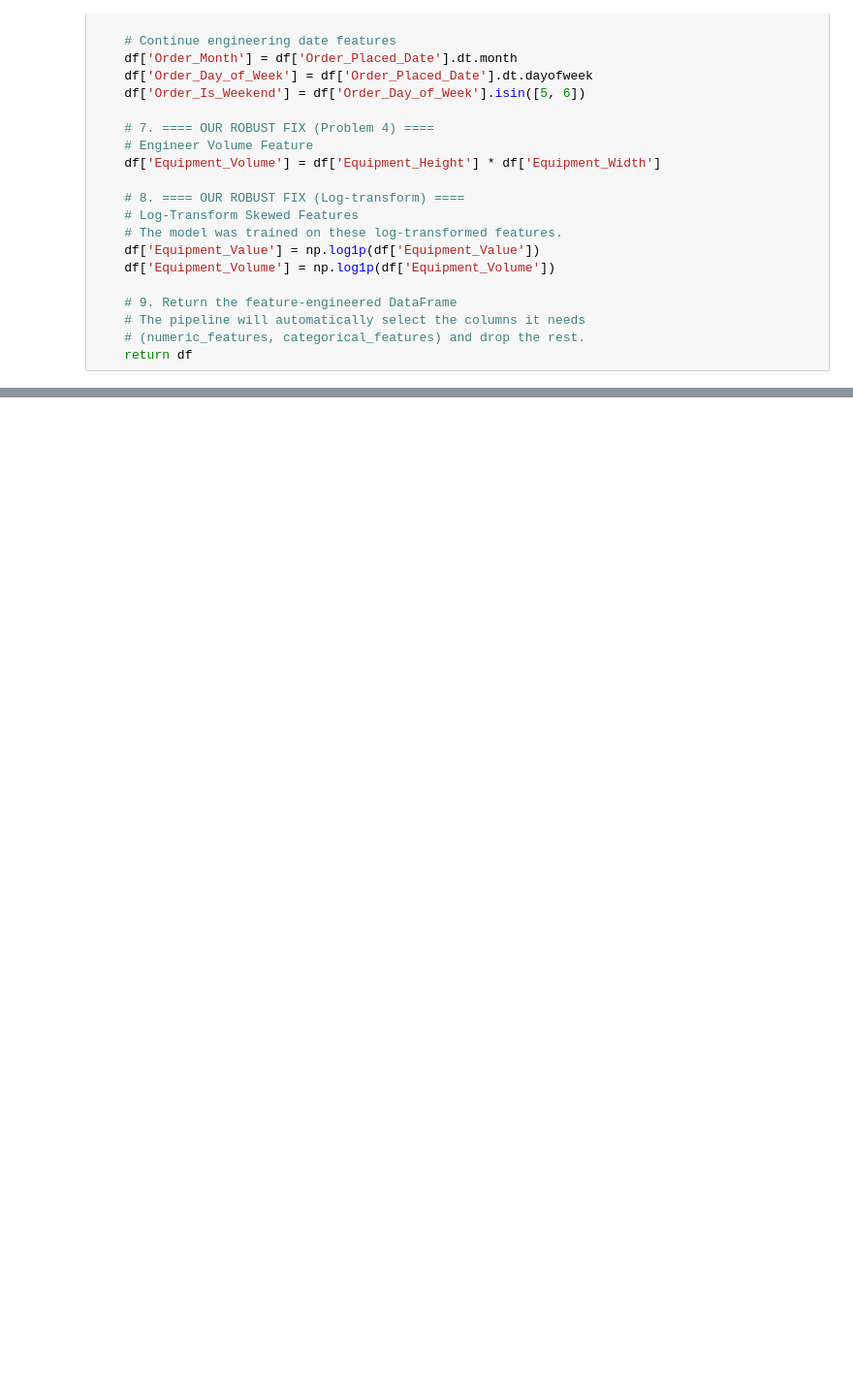
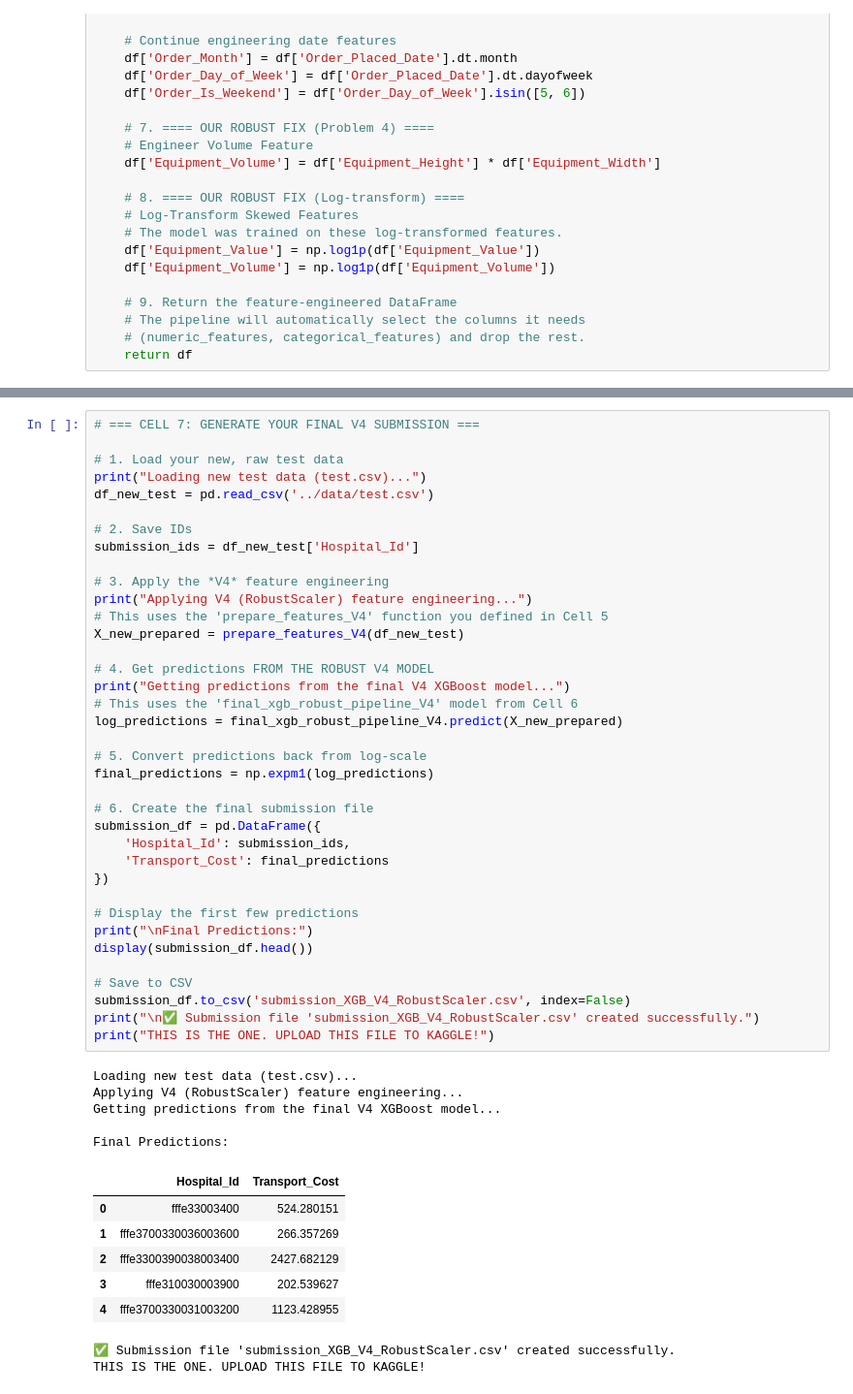
Before and after one commit to kartikeya-dimri/Medical-Equipments-Cost-Prediction, a Jupyter notebook: notebooks/clean.ipynb, the cells around one changed output, grey strips where cells are left out. Shown at 97% size. Cells and saved outputs as stored; diff of their text form; blank space fills up the shorter version.

```diff
--- a/notebooks/clean.ipynb
+++ b/notebooks/clean.ipynb
@@ -1347,0 +1994,51 @@ print("Submission file 'submission.csv' created successfully.")
+# %%
+# === CELL 7: GENERATE YOUR FINAL V4 SUBMISSION ===
+
+# 1. Load your new, raw test data
+print("Loading new test data (test.csv)...")
+df_new_test = pd.read_csv('../data/test.csv')
+
+# 2. Save IDs
+submission_ids = df_new_test['Hospital_Id']
+
+# 3. Apply the *V4* feature engineering
+print("Applying V4 (RobustScaler) feature engineering...")
+# This uses the 'prepare_features_V4' function you defined in Cell 5
+X_new_prepared = prepare_features_V4(df_new_test)
+
+# 4. Get predictions FROM THE ROBUST V4 MODEL
+print("Getting predictions from the final V4 XGBoost model...")
+# This uses the 'final_xgb_robust_pipeline_V4' model from Cell 6
+log_predictions = final_xgb_robust_pipeline_V4.predict(X_new_prepared)
+
+# 5. Convert predictions back from log-scale
+final_predictions = np.expm1(log_predictions)
+
+# 6. Create the final submission file
+submission_df = pd.DataFrame({
+    'Hospital_Id': submission_ids,
+    'Transport_Cost': final_predictions
+})
+
+# Display the first few predictions
+print("\nFinal Predictions:")
+display(submission_df.head())
+
+# Save to CSV
+submission_df.to_csv('submission_XGB_V4_RobustScaler.csv', index=False)
+print("\n✅ Submission file 'submission_XGB_V4_RobustScaler.csv' created successfully.")
+print("THIS IS THE ONE. UPLOAD THIS FILE TO KAGGLE!")
+# %% [output]
+Loading new test data (test.csv)...
+Applying V4 (RobustScaler) feature engineering...
+Getting predictions from the final V4 XGBoost model...
+
+Final Predictions:
+|  | Hospital_Id | Transport_Cost |
+| 0 | fffe33003400 | 524.280151 |
+| 1 | fffe3700330036003600 | 266.357269 |
+| 2 | fffe3300390038003400 | 2427.682129 |
+| 3 | fffe310030003900 | 202.539627 |
+| 4 | fffe3700330031003200 | 1123.428955 |
+✅ Submission file 'submission_XGB_V4_RobustScaler.csv' created successfully.
+THIS IS THE ONE. UPLOAD THIS FILE TO KAGGLE!
```
Also changed, not shown: parts of 16 cells of this notebook, 4 other files.
